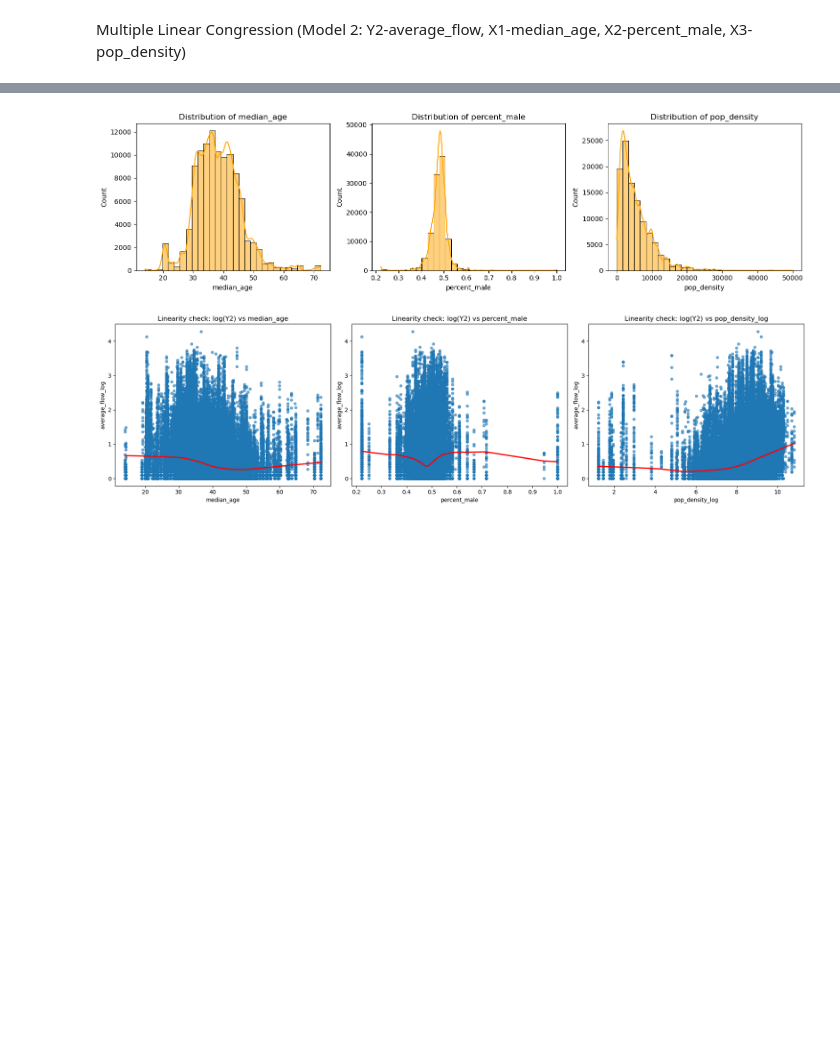
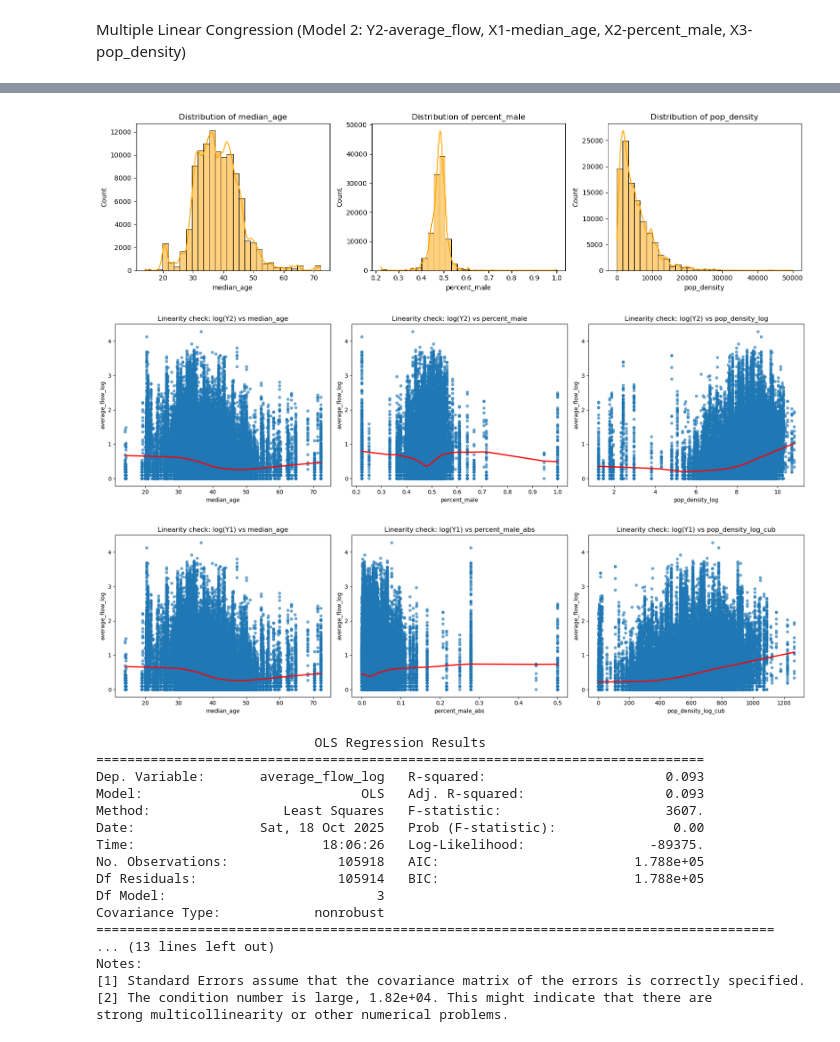
Before and after one commit to Mulhamomar/TIL6022_group10, a Jupyter notebook: TIL-6022 Bus Ridership.ipynb, the cells around one changed output, grey strips where cells are left out. Saved outputs shown, nothing was run; the diff lists cells and outputs as text; code cells hidden in the pictures; blank space fills up the shorter version.

```diff
--- a/TIL-6022 Bus Ridership.ipynb
+++ b/TIL-6022 Bus Ridership.ipynb
@@ -281,11 +281,11 @@ for i, col in enumerate(['median_age', 'percent_male', 'pop_density']):
 plt.tight_layout()
 plt.show()
 
-# 2. transform Y2 and X3 into log(Y2) and log(X3)
+# 2. transform Y2 and X3 into log(1+Y2) and log(1+X3)
 df["average_flow_log"] = np.log1p(df["average_flow"])
 df["pop_density_log"] = np.log1p(df["pop_density"])
 
-# 3. check linearity (scatter plot and regression line)
+# 3. check linearity (scatter plot and LOESS line)
 fig, axes = plt.subplots(1, 3, figsize=(18, 5))
 vars_to_plot = ["median_age", "percent_male", "pop_density_log"]
 
@@ -299,13 +299,13 @@ for i, var in enumerate(vars_to_plot):
 plt.tight_layout()
 plt.show()
 
-# 4. transform variables according to the results 4
+# 4. transform variables according to the results in 3
 df["percent_male_abs"] = np.abs(df["percent_male"] - 0.5)
-df["pop_density_log_sq"] = np.power(df["pop_density_log"], 3)
+df["pop_density_log_cub"] = np.power(df["pop_density_log"], 3)
 
 # 5. check linearity again (scatter plot and regression line)
 fig, axes = plt.subplots(1, 3, figsize=(18, 5))
-vars_to_plot = ["median_age", "percent_male_abs", "pop_density_log_sq"]
+vars_to_plot = ["median_age", "percent_male_abs", "pop_density_log_cub"]
 
 for i, var in enumerate(vars_to_plot):
     sns.regplot(x=var, y="average_flow_log", data=df,
@@ -317,38 +317,56 @@ for i, var in enumerate(vars_to_plot):
 plt.tight_layout()
 plt.show()
 
-# 6. establish a multiple linear regression model about log(Y2) and log(X3)）
-X_avg = df[["median_age", "percent_male_abs", "pop_density_log_sq"]]
+# 6. establish a multiple linear regression model
+X_avg = df[["median_age", "percent_male_abs", "pop_density_log_cub"]]
 X_avg = sm.add_constant(X_avg)
 Y2_log = df["average_flow_log"]
 
 model_loglog2 = sm.OLS(Y2_log, X_avg).fit()
 print(model_loglog2.summary())
 
 
-# 7. check normality (residuals: histogram and Q–Q plot)
+# 7. check normality of residuals (histogram and Q–Q plot)
 residuals2 = model_loglog2.resid
 fitted2 = model_loglog2.fittedvalues
 
 plt.figure(figsize=(6,4))
 sns.histplot(residuals2, kde=True, color='darkblue', bins=30)
 plt.title("Histogram of Residuals (log-log model)")
 plt.xlabel("Residuals")
 plt.show()
 
 sm.qqplot(residuals2, line='45', fit=True)
 plt.title("QQ Plot of Residuals (log-log model)")
 plt.show()
 
 # 8. check homoscedasticity
 plt.figure(figsize=(6,4))
 sns.scatterplot(x=fitted2, y=residuals2, alpha=0.6)
 plt.axhline(0, color='red', linestyle='--')
 plt.title("Residuals vs Fitted (log-log model)")
 plt.xlabel("Fitted values")
 plt.ylabel("Residuals")
 plt.show()
 # %% [output]
 [figure]
 [figure]
 [figure]
+[figure, added]
+                            OLS Regression Results
+==============================================================================
+Dep. Variable:       average_flow_log   R-squared:                       0.093
+Model:                            OLS   Adj. R-squared:                  0.093
+Method:                 Least Squares   F-statistic:                     3607.
+Date:                Sat, 18 Oct 2025   Prob (F-statistic):               0.00
+Time:                        18:06:26   Log-Likelihood:                -89375.
+No. Observations:              105918   AIC:                         1.788e+05
+Df Residuals:                  105914   BIC:                         1.788e+05
+Df Model:                           3
+Covariance Type:            nonrobust
+=======================================================================================
+... (13 lines left out)
+Notes:
+[1] Standard Errors assume that the covariance matrix of the errors is correctly specified.
+[2] The condition number is large, 1.82e+04. This might indicate that there are
+strong multicollinearity or other numerical problems.
```
Also changed, not shown: parts of 3 cells of this notebook.
